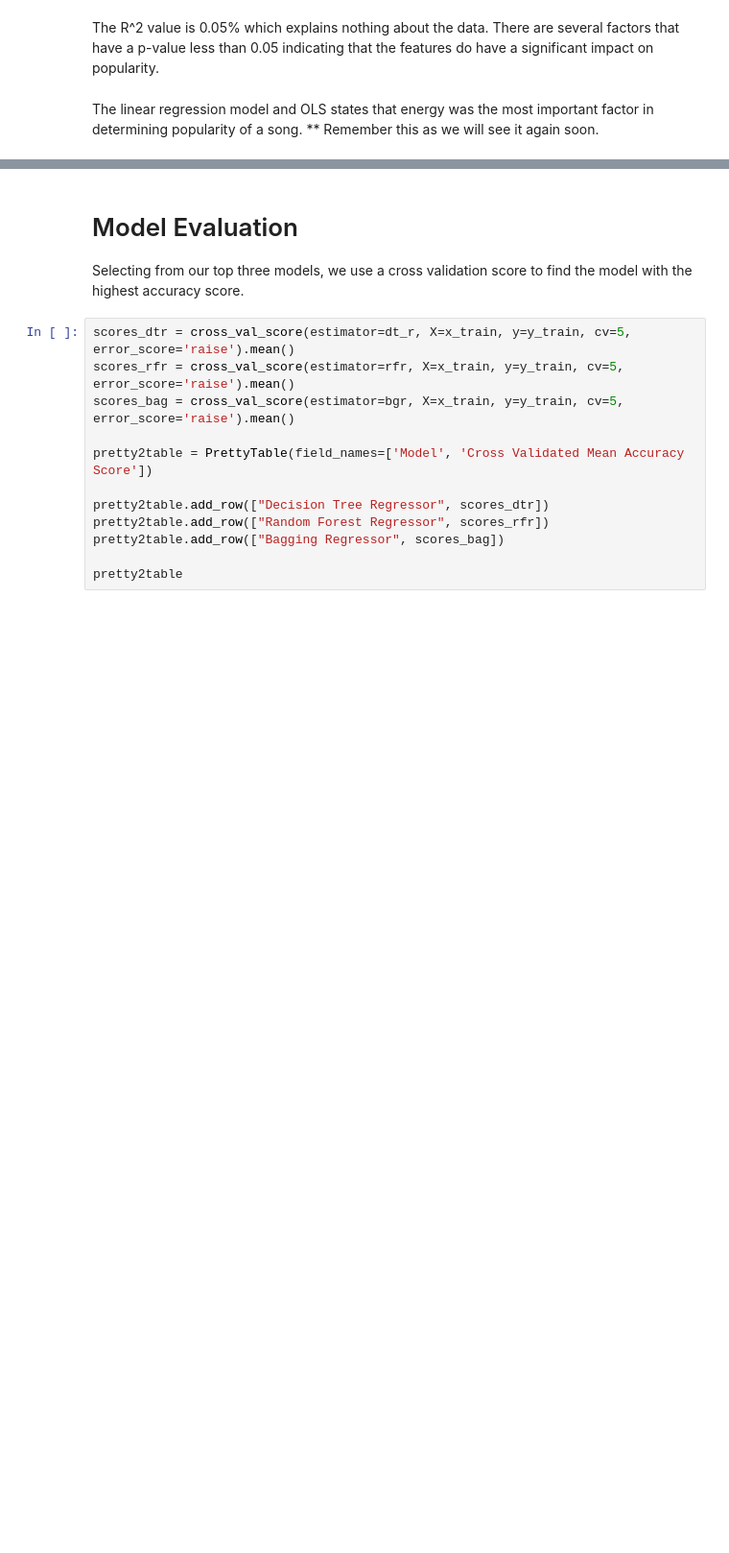
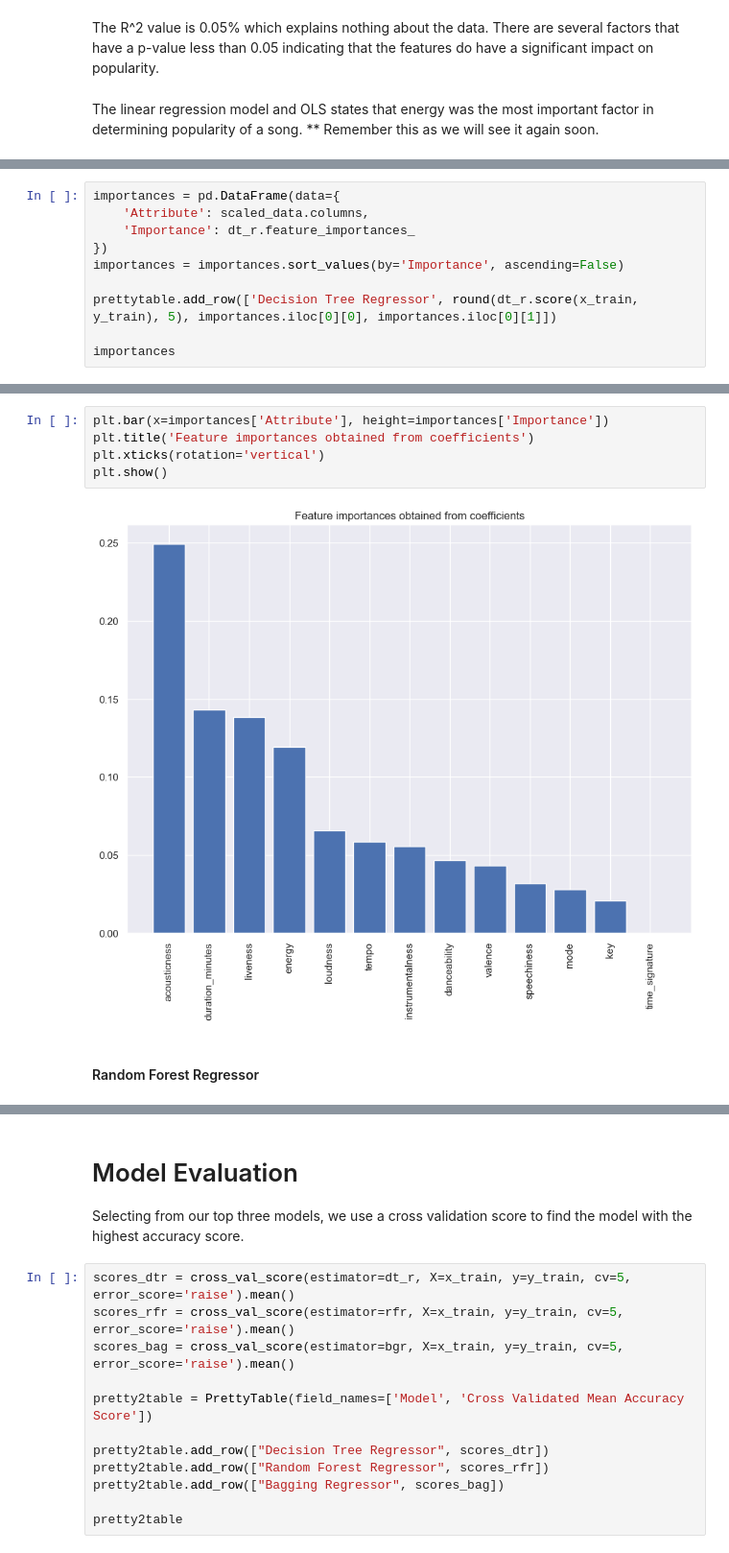
Before and after one commit to hypothetical-lemon/COMP4449-capstone, a Jupyter notebook: midterm/heather_lemon_midterm.ipynb, the cells around one changed output, grey strips where cells are left out. Shown at 96% size. Cells and saved outputs as stored; diff of their text form; blank space fills up the shorter version.

Commit message:
adds feature importance to all models, hyper tune dtr, updates

```diff
--- a/midterm/heather_lemon_midterm.ipynb
+++ b/midterm/heather_lemon_midterm.ipynb
@@ -776,2 +760,12 @@ prettytable.add_row(['Decision Tree Regressor', round(dt_r.score(x_train, y_trai
 # %% [output]
 [-0.31636203  0.13942051 -0.79697413  0.374763    0.83453843]
+# %%
+importances = pd.DataFrame(data={
+    'Attribute': scaled_data.columns,
+    'Importance': dt_r.feature_importances_
+})
+importances = importances.sort_values(by='Importance', ascending=False)
+
+prettytable.add_row(['Decision Tree Regressor', round(dt_r.score(x_train, y_train), 5), importances.iloc[0][0], importances.iloc[0][1]])
+
+importances
@@ -778,3 +787,12 @@ prettytable.add_row(['Decision Tree Regressor', round(dt_r.score(x_train, y_trai
+# %%
+plt.bar(x=importances['Attribute'], height=importances['Importance'])
+plt.title('Feature importances obtained from coefficients')
+plt.xticks(rotation='vertical')
+plt.show()
+# %% [output]
+[figure, added]
+# %% [markdown]
+#### Random Forest Regressor
 # %%
 rfr = RandomForestRegressor(n_estimators=100, random_state=0)
 rfr = rfr.fit(x_train, y_train)
```
Also changed, not shown: parts of 51 cells of this notebook.
